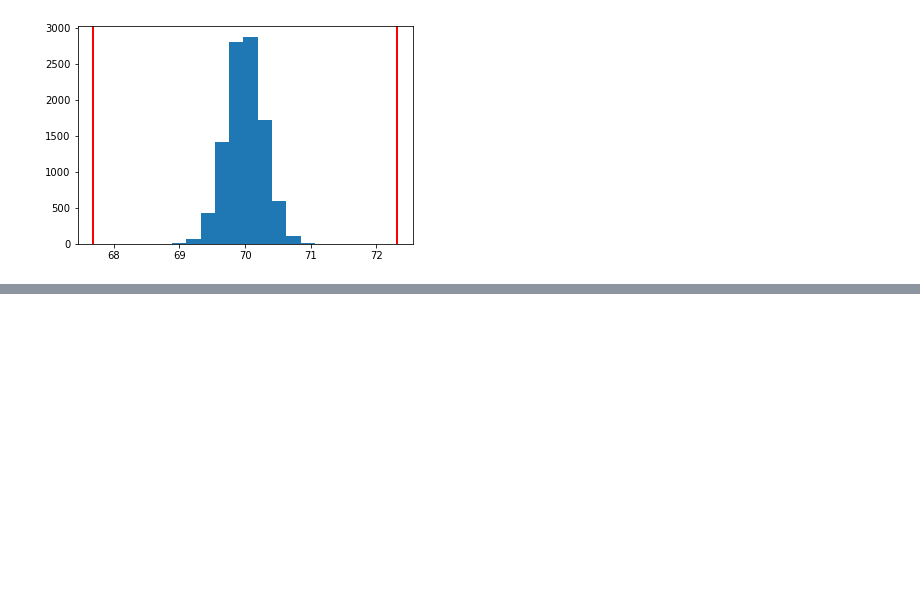
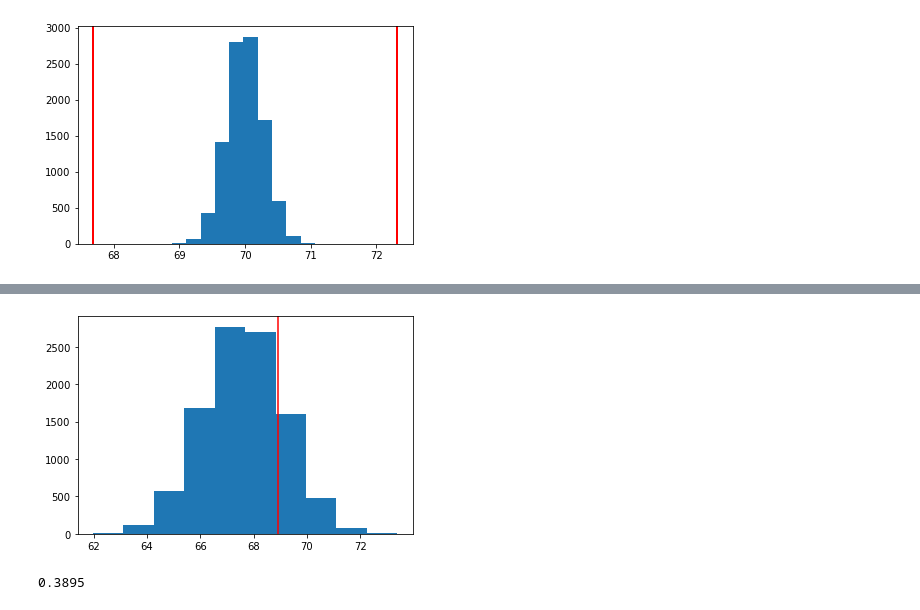
Before and after one commit to chuanweihu/udacity-DANA, a Jupyter notebook: notes/p4-practical_statistics_notes/P04M01L12.ipynb, the cells around one changed output, grey strips where cells are left out. Cells and saved outputs as stored; diff of their text form; code cells hidden in the pictures; blank space fills up the shorter version.

```diff
--- a/notes/p4-practical_statistics_notes/P04M01L12.ipynb
+++ b/notes/p4-practical_statistics_notes/P04M01L12.ipynb
@@ -535,0 +754,30 @@ Therefore, the wording used in conclusions of hypothesis testing includes: **We
+# %%
+# `3.` Using the null and alternative set up in question 1 and the results of
+# your sampling distribution in question 2, simulate the mean values you would
+# expect from the null hypothesis.  Use these simulated values to determine a
+# p-value to make a decision about your null and alternative hypotheses.
+# Check your solution using **quiz 3** and **quiz 4** below.
+
+# **Hint:** Use the numpy documentation [here](numpy.random.normal.html) to
+# assist with your solution.
+
+null_mean = 67.6
+null_vals = np.random.normal(null_mean, np.std(means_five), 10000)
+plt.hist(null_vals)
+
+# where our sample mean falls on null distribution
+plt.axvline(x=sample_data.height.mean(), color='r');
+# %% [output]
+[figure, added]
+# %%
+# for a two sided hypothesis, we want to look at anything
+# more extreme from the null in both directions
+obs_mean = sample_data.height.mean()
+
+prob_more_extreme_high = (null_vals > obs_mean).mean()
+prob_more_extreme_low = (null_vals < null_mean - (obs_mean - null_mean)).mean()
+
+pval = prob_more_extreme_low + prob_more_extreme_high
+pval
+# %% [output]
+0.3895
```
Also changed, not shown: parts of 32 cells of this notebook, 1 other file.
